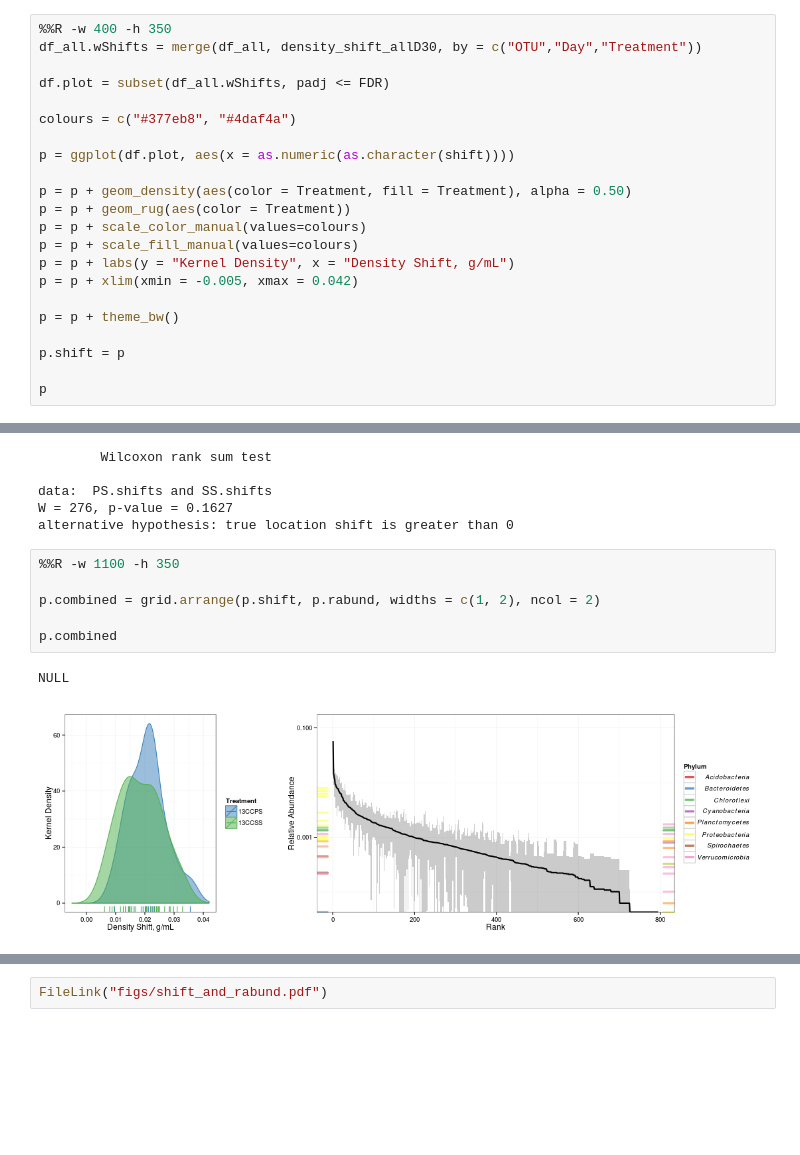
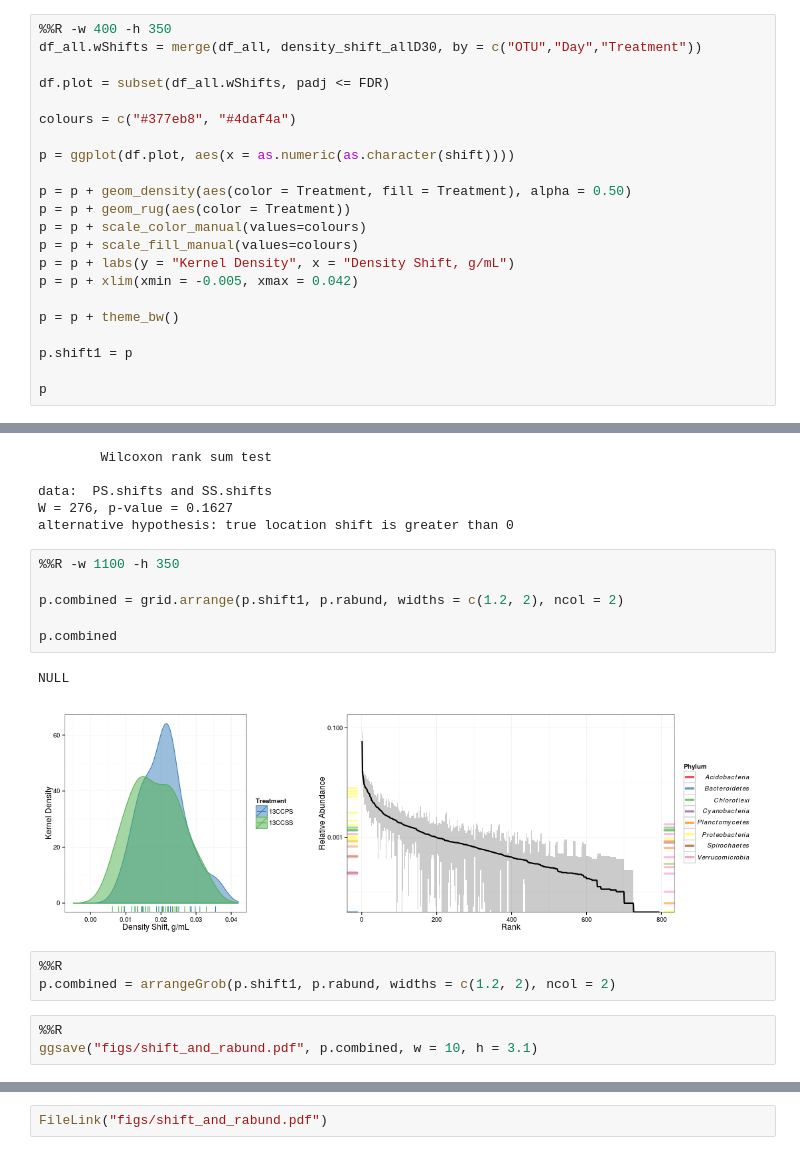
Before and after one commit to acampbellina/single_substrate, a Jupyter notebook: RA_KDE.ipynb, the cells around one changed output, grey strips where cells are left out. Saved outputs shown, nothing was run; the diff lists cells and outputs as text; blank space fills up the shorter version.

```diff
--- a/RA_KDE.ipynb
+++ b/RA_KDE.ipynb
@@ -281,7 +276,7 @@ p = p + xlim(xmin = -0.005, xmax = 0.042)
 
 p = p + theme_bw()
 
-p.shift = p
+p.shift1 = p
 
 p
 # %% [output]
@@ -301,11 +296,17 @@ alternative hypothesis: true location shift is greater than 0
 # %%
 %%R -w 1100 -h 350
 
-p.combined = grid.arrange(p.shift, p.rabund, widths = c(1, 2), ncol = 2)
+p.combined = grid.arrange(p.shift1, p.rabund, widths = c(1.2, 2), ncol = 2)
 
 p.combined
 # %% [output]
 NULL
-[figure, old version]
+[figure, new version]
+# %%
+%%R
+p.combined = arrangeGrob(p.shift1, p.rabund, widths = c(1.2, 2), ncol = 2)
+# %%
+%%R
+ggsave("figs/shift_and_rabund.pdf", p.combined, w = 10, h = 3.1)
 # %%
 %%R
```
Also changed, not shown: parts of 8 cells of this notebook.
